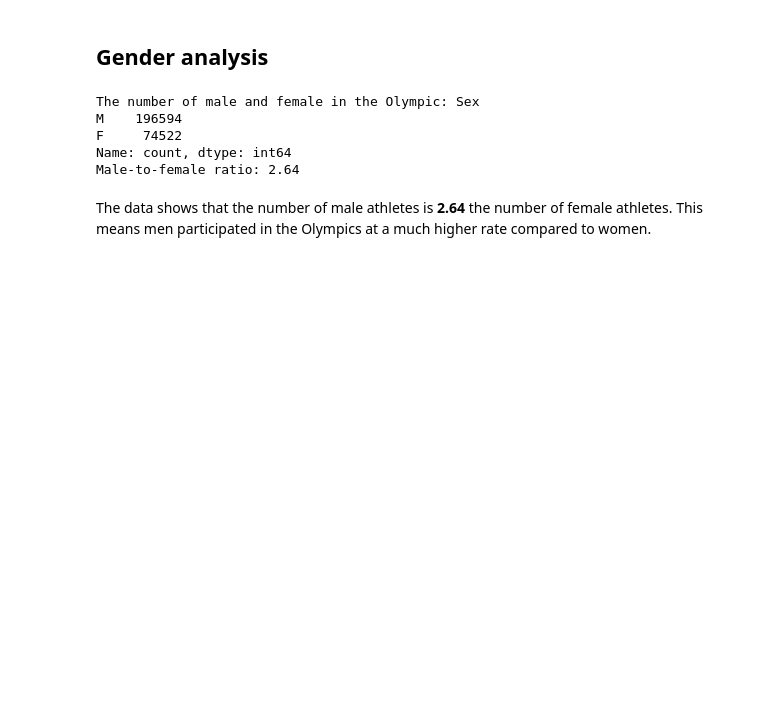
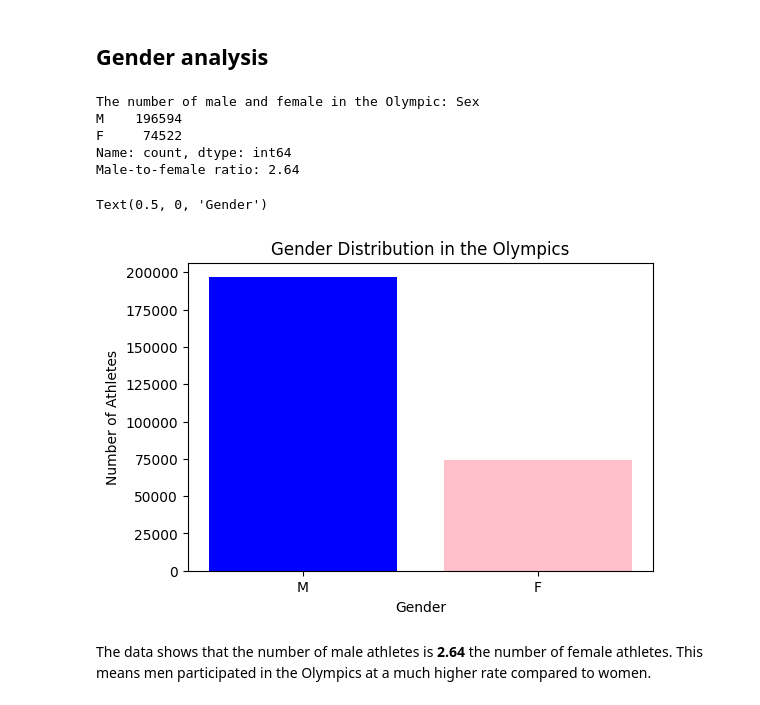
Before and after one commit to nouralahmad89-crypto/OS-projekt-Storbrittanien, a Jupyter notebook: notebooks/data_analysis.ipynb, the cells around one changed output. Cells and saved outputs as stored; diff of their text form; code cells hidden in the pictures; blank space fills up the shorter version.

```diff
--- a/notebooks/data_analysis.ipynb
+++ b/notebooks/data_analysis.ipynb
@@ -107,14 +107,22 @@ Name: Age, dtype: float64
 # %%
 counts=df['Sex'].value_counts() # count male and female
 print(f"The number of male and female in the Olympic: {counts}")
 male_to_female_ratio = counts['M'] / counts['F'] # calculste the ratio M/F
 print(f"Male-to-female ratio: {male_to_female_ratio:.2f}")
+# Plot #g)
+plt.figure(figsize=(6,4))
+plt.bar(counts.index, counts.values ,color=['blue', 'pink'])
+plt.title("Gender Distribution in the Olympics")
+plt.ylabel("Number of Athletes")
+plt.xlabel("Gender")
 # %% [output]
 The number of male and female in the Olympic: Sex
 M    196594
 F     74522
 Name: count, dtype: int64
 Male-to-female ratio: 2.64
+Text(0.5, 0, 'Gender')
+[figure, added]
 # %% [markdown]
 The data shows that the number of male athletes is **2.64** the number of female athletes.
 This means men participated in the Olympics at a much higher rate compared to women.
```
Also changed, not shown: parts of 9 cells of this notebook, 1 other file.
